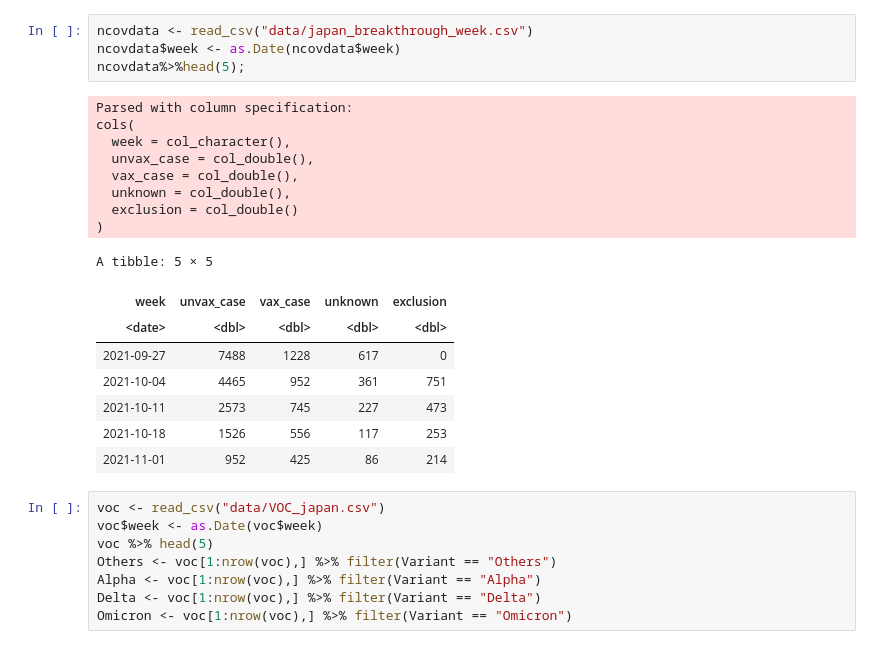
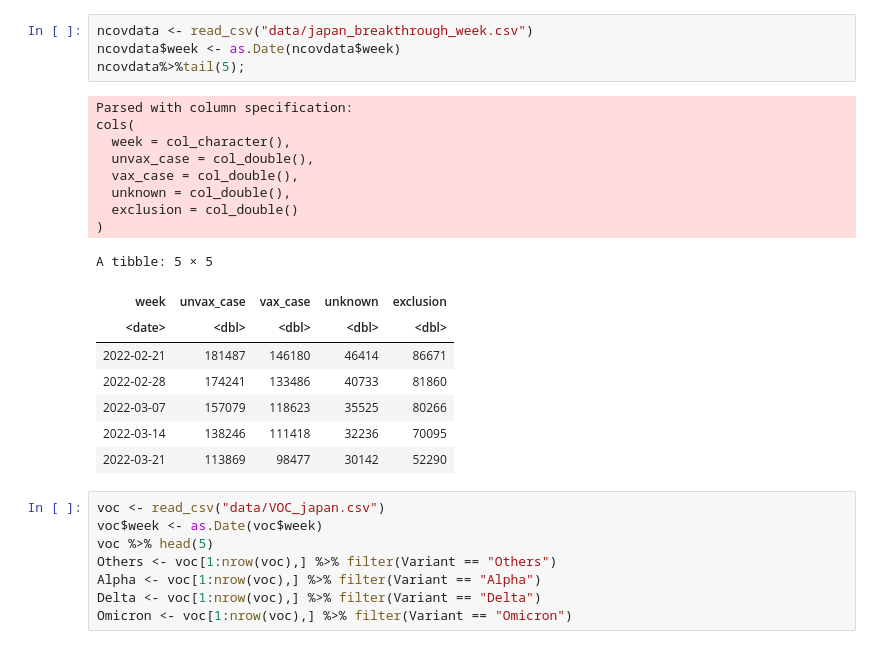
Before and after one commit to hiroaki-murayama/waning_ve_estimation_multivariant, a Jupyter notebook: src/Japan_ncov_waning_r.ipynb, the cells around one changed output. Drawn from its saved outputs; the diff is of its cells as text.

```diff
--- a/src/Japan_ncov_waning_r.ipynb
+++ b/src/Japan_ncov_waning_r.ipynb
@@ -51,24 +51,24 @@ A tibble: 5 × 3
 # %%
 ncovdata <- read_csv("data/japan_breakthrough_week.csv")
 ncovdata$week <- as.Date(ncovdata$week)
-ncovdata%>%head(5);
+ncovdata%>%tail(5);
 # %% [output]
 Parsed with column specification:
 cols(
   week = col_character(),
   unvax_case = col_double(),
   vax_case = col_double(),
   unknown = col_double(),
   exclusion = col_double()
 )
 A tibble: 5 × 5
 | week | unvax_case | vax_case | unknown | exclusion |
 | <date> | <dbl> | <dbl> | <dbl> | <dbl> |
-| 2021-09-27 | 7488 | 1228 | 617 | 0 |
-| 2021-10-04 | 4465 | 952 | 361 | 751 |
-| 2021-10-11 | 2573 | 745 | 227 | 473 |
-| 2021-10-18 | 1526 | 556 | 117 | 253 |
-| 2021-11-01 | 952 | 425 | 86 | 214 |
+| 2022-02-21 | 181487 | 146180 | 46414 | 86671 |
+| 2022-02-28 | 174241 | 133486 | 40733 | 81860 |
+| 2022-03-07 | 157079 | 118623 | 35525 | 80266 |
+| 2022-03-14 | 138246 | 111418 | 32236 | 70095 |
+| 2022-03-21 | 113869 | 98477 | 30142 | 52290 |
 # %%
 voc <- read_csv("data/VOC_japan.csv")
 voc$week <- as.Date(voc$week)
```
Also changed, not shown: parts of 22 cells of this notebook, 21 other files.
